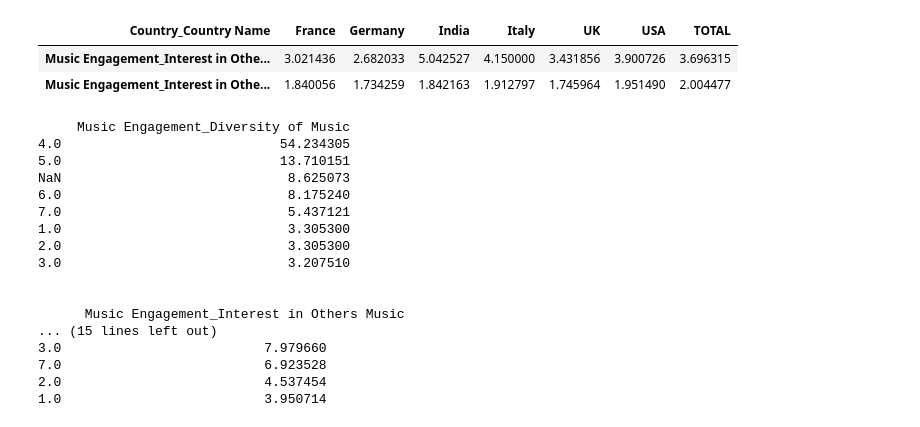
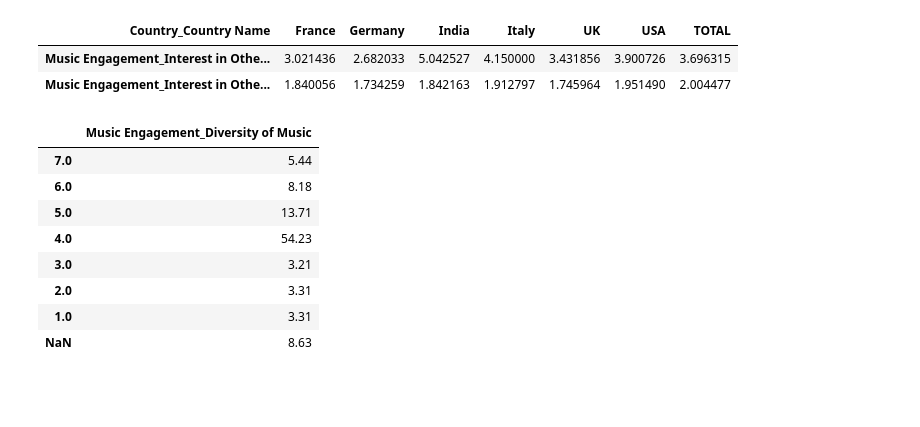
Before and after one commit to lkfink/CMQ, a Jupyter notebook: Descriptive_Statistics.ipynb, the cells around one changed output. Saved outputs shown, nothing was run; the diff lists cells and outputs as text; code cells hidden in the pictures; blank space fills up the shorter version.

```diff
--- a/Descriptive_Statistics.ipynb
+++ b/Descriptive_Statistics.ipynb
@@ -676,26 +581,14 @@ group_numeric(data, col_list, group_col,0).T
 | Music Engagement_Interest in Othe... | 1.840056 | 1.734259 | 1.842163 | 1.912797 | 1.745964 | 1.951490 | 2.004477 |
 # %%
 # We might want to report these as percentage of people above 4
-print(pd.DataFrame(data['Music Engagement_Diversity of Music'].value_counts(dropna=False, normalize=True))*100)
-
-print('\n\n', pd.DataFrame(data['Music Engagement_Interest in Others Music'].value_counts(dropna=False, normalize=True))*100)
-
-print('\n\n', pd.DataFrame(data['Music Engagement_Nostalgic Music'].value_counts(dropna=False, normalize=True))*100)
+pd.DataFrame(data['Music Engagement_Diversity of Music'].value_counts(dropna=False, normalize=True)).sort_index(ascending=False).round(4)*100
 # %% [output]
-     Music Engagement_Diversity of Music
-4.0                            54.234305
-5.0                            13.710151
-NaN                             8.625073
-6.0                             8.175240
-7.0                             5.437121
-1.0                             3.305300
-2.0                             3.305300
-3.0                             3.207510
-
-
-      Music Engagement_Interest in Others Music
-... (15 lines left out)
-3.0                          7.979660
-7.0                          6.923528
-2.0                          4.537454
-1.0                          3.950714
+|  | Music Engagement_Diversity of Music |
+| 7.0 | 5.44 |
+| 6.0 | 8.18 |
+| 5.0 | 13.71 |
+| 4.0 | 54.23 |
+| 3.0 | 3.21 |
+| 2.0 | 3.31 |
+| 1.0 | 3.31 |
+| NaN | 8.63 |
```
Also changed, not shown: parts of 25 cells of this notebook, 1 other file.
